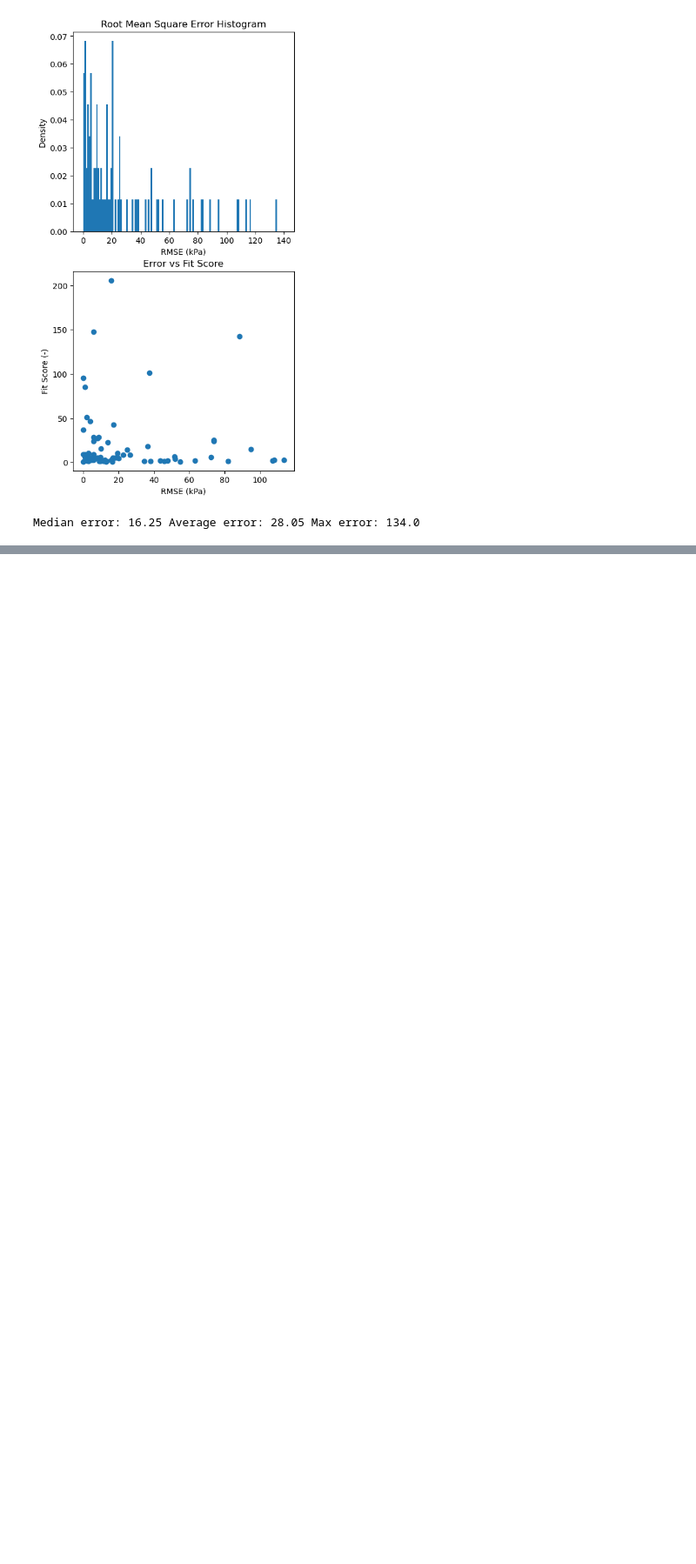
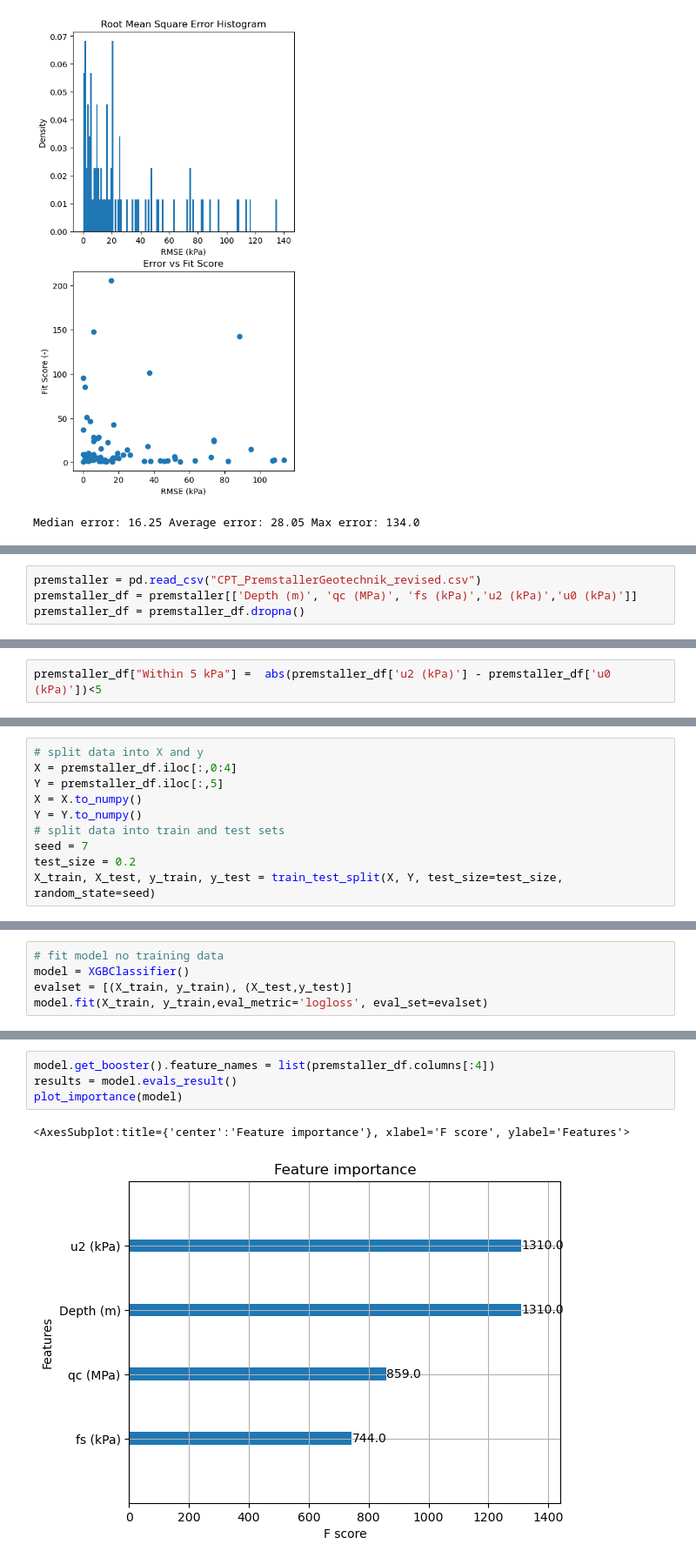
Before and after one commit to lucasfabbri/geotechdata, a Jupyter notebook: 1 Groundwater.ipynb, the cells around one changed output, grey strips where cells are left out. Shown at 87% size. Saved outputs shown, nothing was run; the diff lists cells and outputs as text; blank space fills up the shorter version.

```diff
--- a/1 Groundwater.ipynb
+++ b/1 Groundwater.ipynb
@@ -614,0 +629,4 @@ Median error: 16.25 Average error: 28.05 Max error: 134.0
+# %%
+premstaller = pd.read_csv("CPT_PremstallerGeotechnik_revised.csv")
+premstaller_df = premstaller[['Depth (m)', 'qc (MPa)', 'fs (kPa)','u2 (kPa)','u0 (kPa)']]
+premstaller_df = premstaller_df.dropna()
@@ -614,0 +635,2 @@ Median error: 16.25 Average error: 28.05 Max error: 134.0
+# %%
+premstaller_df["Within 5 kPa"] =  abs(premstaller_df['u2 (kPa)'] - premstaller_df['u0 (kPa)'])<5
@@ -614,0 +639,10 @@ Median error: 16.25 Average error: 28.05 Max error: 134.0
+# %%
+# split data into X and y
+X = premstaller_df.iloc[:,0:4]
+Y = premstaller_df.iloc[:,5]
+X = X.to_numpy()
+Y = Y.to_numpy()
+# split data into train and test sets
+seed = 7
+test_size = 0.2
+X_train, X_test, y_train, y_test = train_test_split(X, Y, test_size=test_size, random_state=seed)
@@ -614,0 +651,5 @@ Median error: 16.25 Average error: 28.05 Max error: 134.0
+# %%
+# fit model no training data
+model = XGBClassifier()
+evalset = [(X_train, y_train), (X_test,y_test)]
+model.fit(X_train, y_train,eval_metric='logloss', eval_set=evalset)
@@ -614,0 +709,7 @@ Median error: 16.25 Average error: 28.05 Max error: 134.0
+# %%
+model.get_booster().feature_names = list(premstaller_df.columns[:4])
+results = model.evals_result()
+plot_importance(model)
+# %% [output]
+<AxesSubplot:title={'center':'Feature importance'}, xlabel='F score', ylabel='Features'>
+[figure, added]
```
Also changed, not shown: parts of 22 cells of this notebook.
